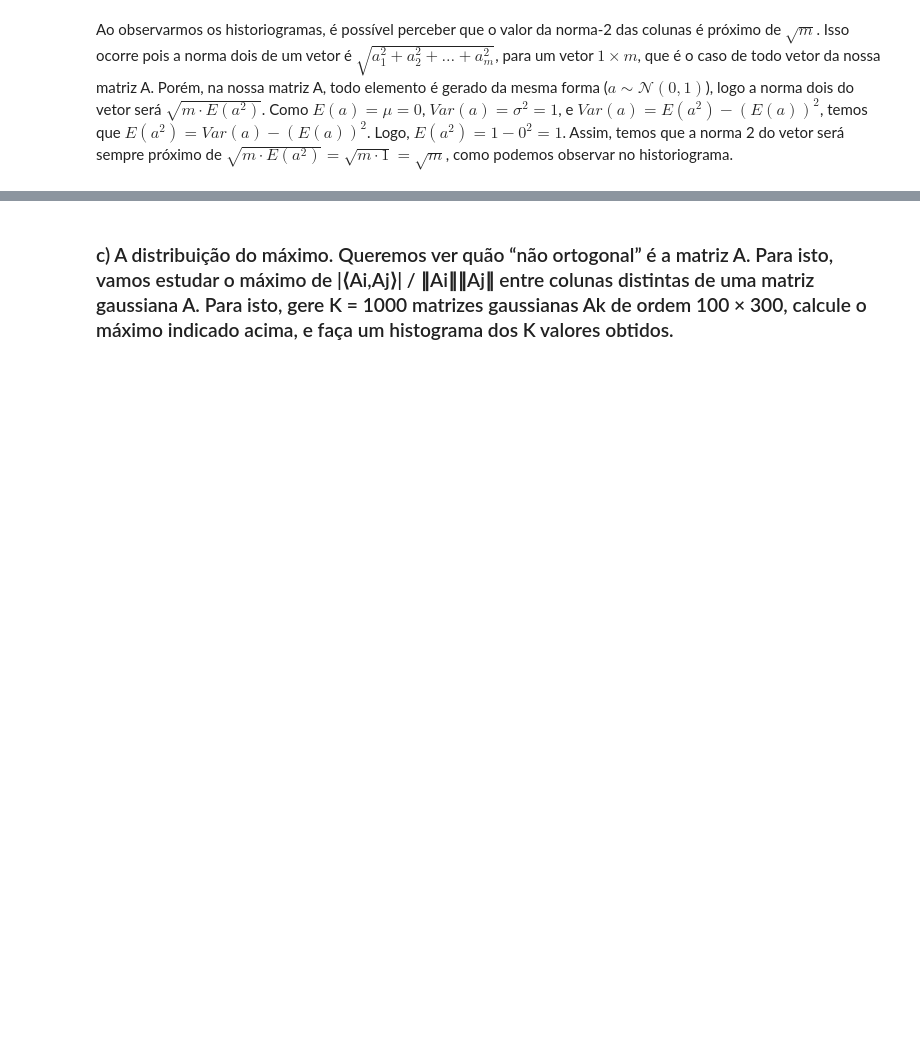
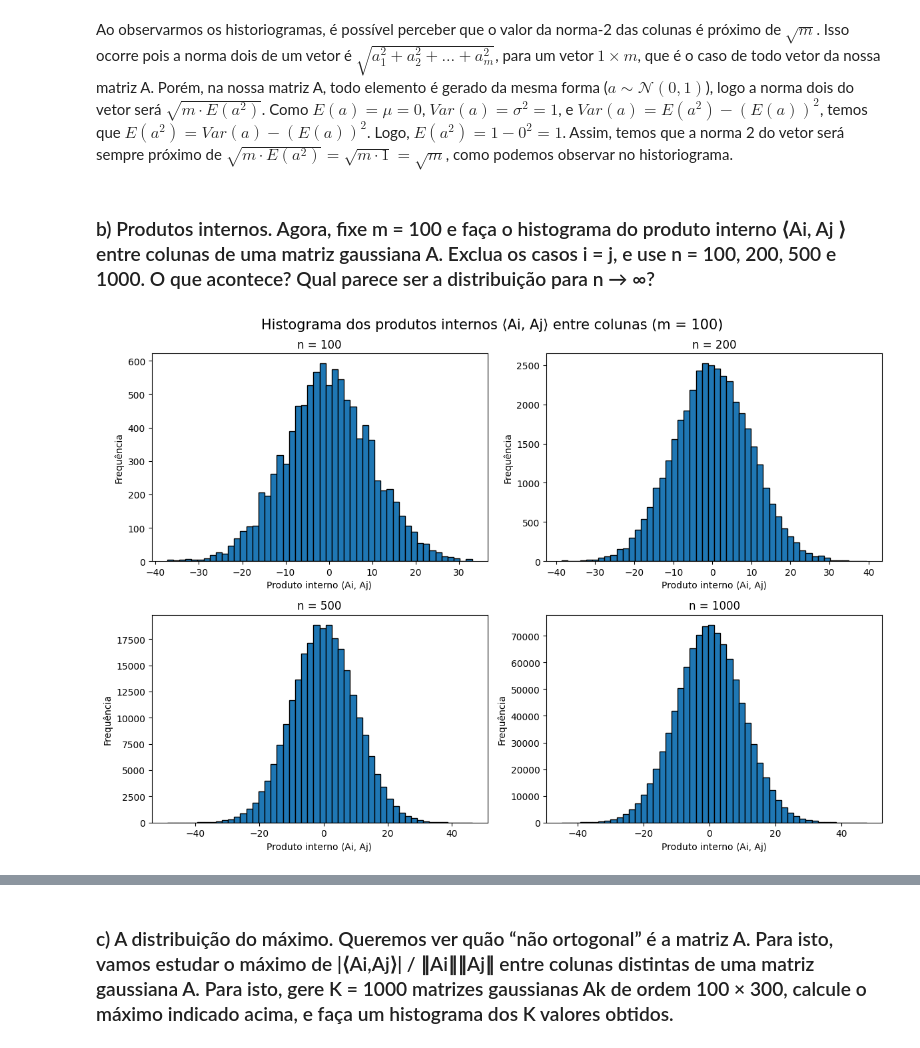
Before and after one commit to Ferreira17k/aln-projeto4, a Jupyter notebook: aln-bruno-elisa.ipynb, the cells around one changed output, grey strips where cells are left out. Cells and saved outputs as stored; diff of their text form; code cells hidden in the pictures; blank space fills up the shorter version.

```diff
--- a/aln-bruno-elisa.ipynb
+++ b/aln-bruno-elisa.ipynb
@@ -44,2 +46,29 @@ Text(0.5, 1.02, 'Histograma das normas-2 das colunas de uma matriz gaussiana')
 # %% [markdown]
 Ao observarmos os historiogramas, é possível perceber que o valor da norma-2 das colunas é próximo de $\sqrt{m}$. Isso ocorre pois a norma dois de um vetor é $\sqrt{a_1^2 + a_2^2 + \dots + a_m^2}$, para um vetor $1 \times m$, que é o caso de todo vetor da nossa matriz A. Porém, na nossa matriz A, todo elemento é gerado da mesma forma ($a \sim \mathcal{N}(0, 1)$), logo a norma dois do vetor será $\sqrt{m \cdot E(a^2)}$. Como $E(a) = \mu = 0$, $Var (a) = \sigma^2 = 1$, e $Var(a) = E(a^2) - (E(a))^2$, temos que $E(a^2) = Var(a) - (E(a))^2$. Logo, $E(a^2) = 1 - 0^2 = 1$. Assim, temos que a norma 2 do vetor será sempre próximo de $\sqrt{m \cdot E(a^2)} = \sqrt{m \cdot 1}= \sqrt{m}$, como podemos observar no historiograma.
+# %% [markdown]
+### b) Produtos internos. Agora, fixe m = 100 e faça o histograma do produto interno ⟨Ai, Aj ⟩ entre colunas de uma matriz gaussiana A. Exclua os casos i = j, e use n = 100, 200, 500 e 1000. O que acontece? Qual parece ser a distribuição para n → ∞?
+# %%
+n_s = [100, 200, 500, 1000]
+i=0
+
+plt.figure(figsize=(12, 8))
+
+for n in n_s:
+    A = np.random.normal(0, 1, size=(100, n))
+
+    G = A.T @ A
+    produtos_internos = G[~np.eye(n, dtype=bool)] # Remove os elementos da diagonal
+    i += 1
+
+    # Plota histograma
+    plt.subplot(2, 2, i)
+    plt.hist(produtos_internos, bins=50, edgecolor='black')
+    plt.title(f"n = {n}")
+    plt.xlabel("Produto interno ⟨Ai, Aj⟩")
+    plt.ylabel("Frequência")
+
+plt.tight_layout()
+plt.suptitle("Histograma dos produtos internos ⟨Ai, Aj⟩ entre colunas (m = 100)", fontsize=15, y=1.02)
+plt.show()
+# %% [output]
+[figure, added]
```
Also changed, not shown: parts of 5 cells of this notebook.
